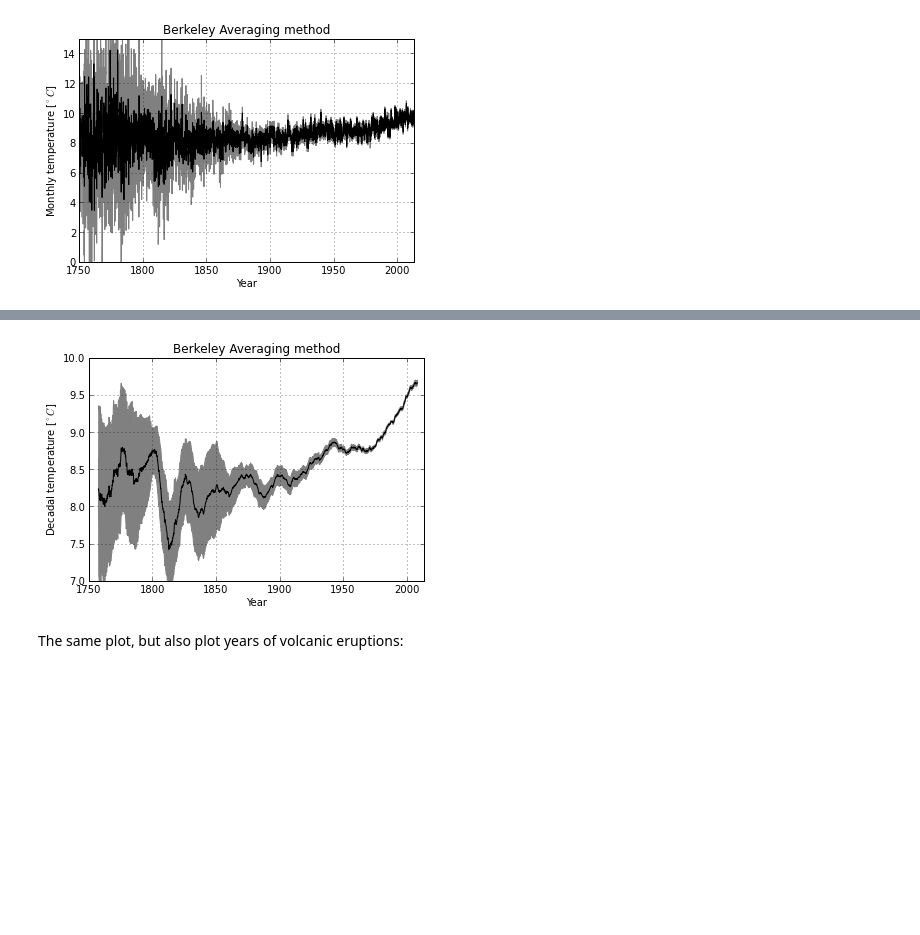
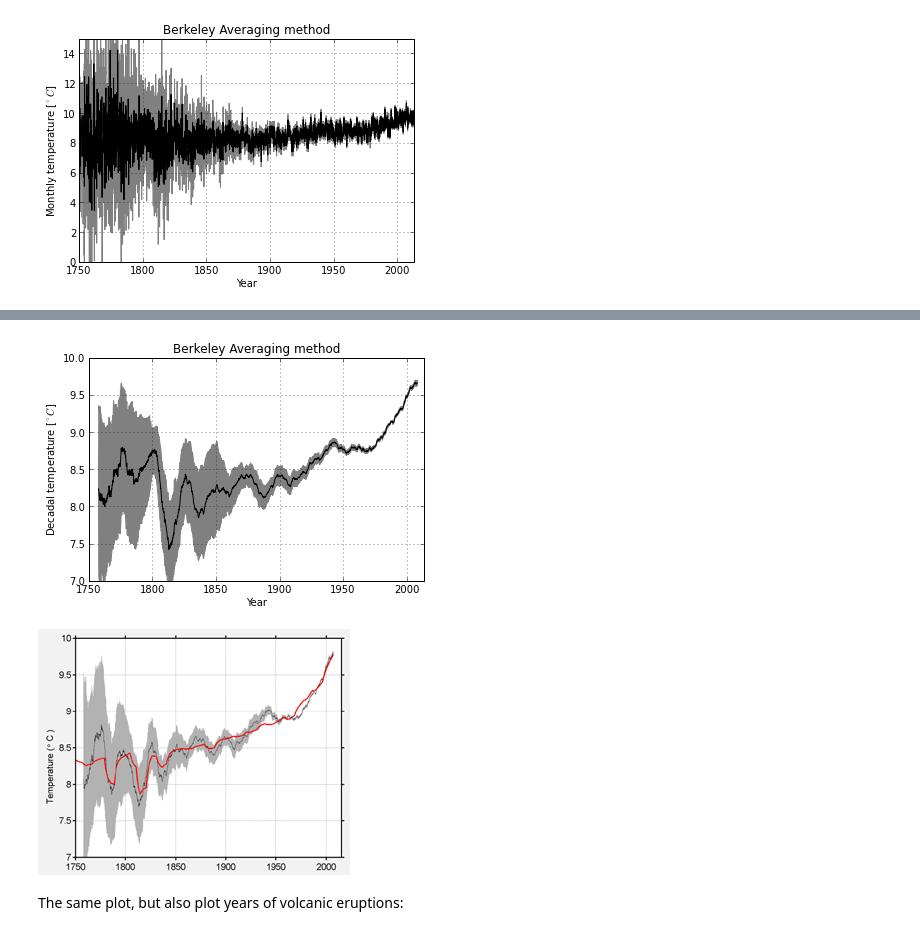
Before and after one commit to certik/climate, a Jupyter notebook: Berkeley Earth Temperature.ipynb, the cells around one changed output, grey strips where cells are left out. Cells and saved outputs as stored; diff of their text form; code cells hidden in the pictures; blank space fills up the shorter version.

```diff
--- a/Berkeley Earth Temperature.ipynb
+++ b/Berkeley Earth Temperature.ipynb
@@ -63,14 +67,17 @@ Decadal temperature (this should be equivalent to the Figure 5. bottom):
 # %%
 fill_between(years, temp10+unc10, temp10-unc10, color="gray")
 plot(years, temp10, "k-")
 xlabel("Year")
 ylabel("Decadal temperature [$^\circ C$]")
 title("Berkeley Averaging method")
 xlim([1750, 2013])
 ylim([7, 10])
-grid();
+grid()
+show()
+Image(filename="data/decadal.png")
 # %% [output]
 [figure]
+[figure, added]
 # %% [markdown]
 The same plot, but also plot years of volcanic eruptions:
 # %%
```
Also changed, not shown: parts of 5 cells of this notebook.
